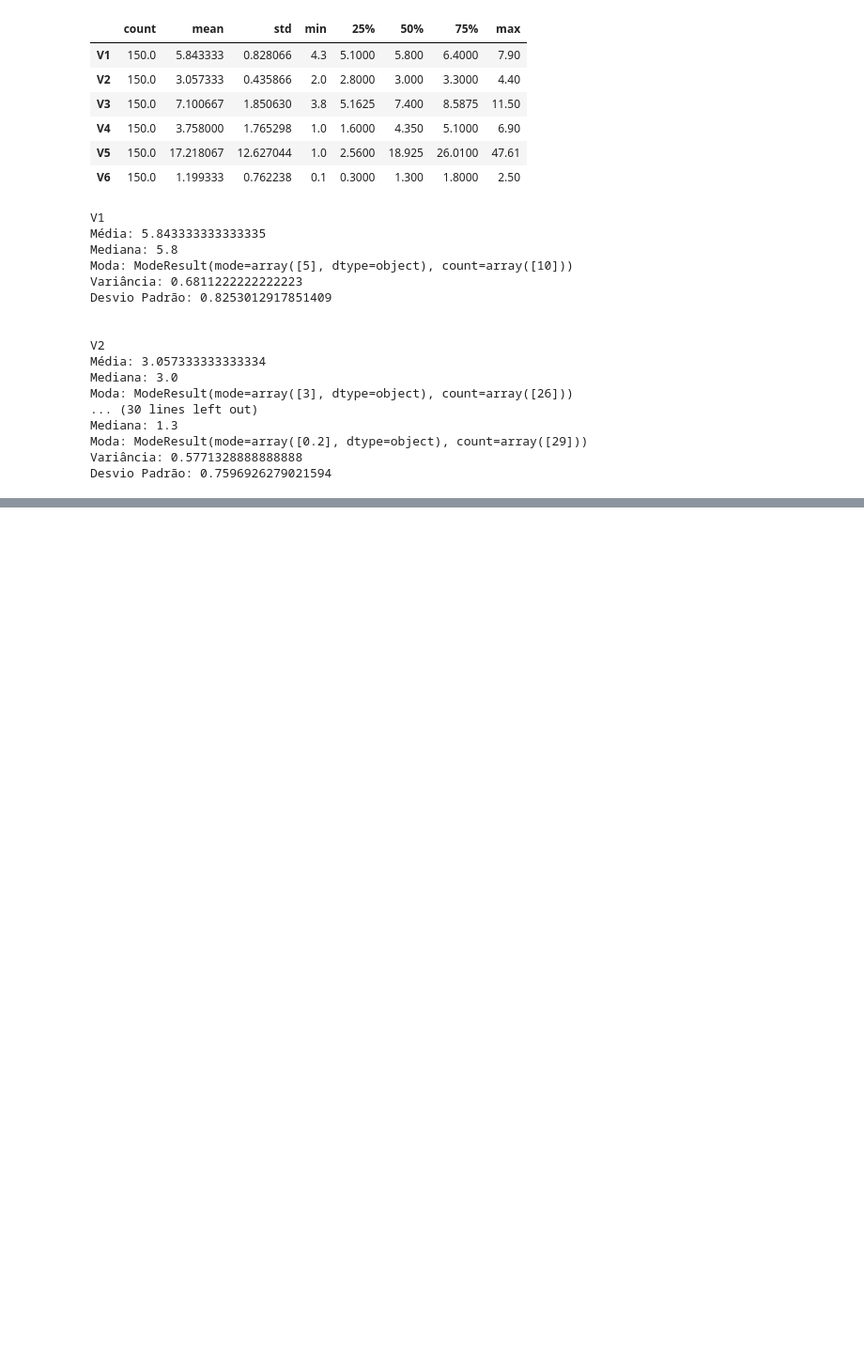
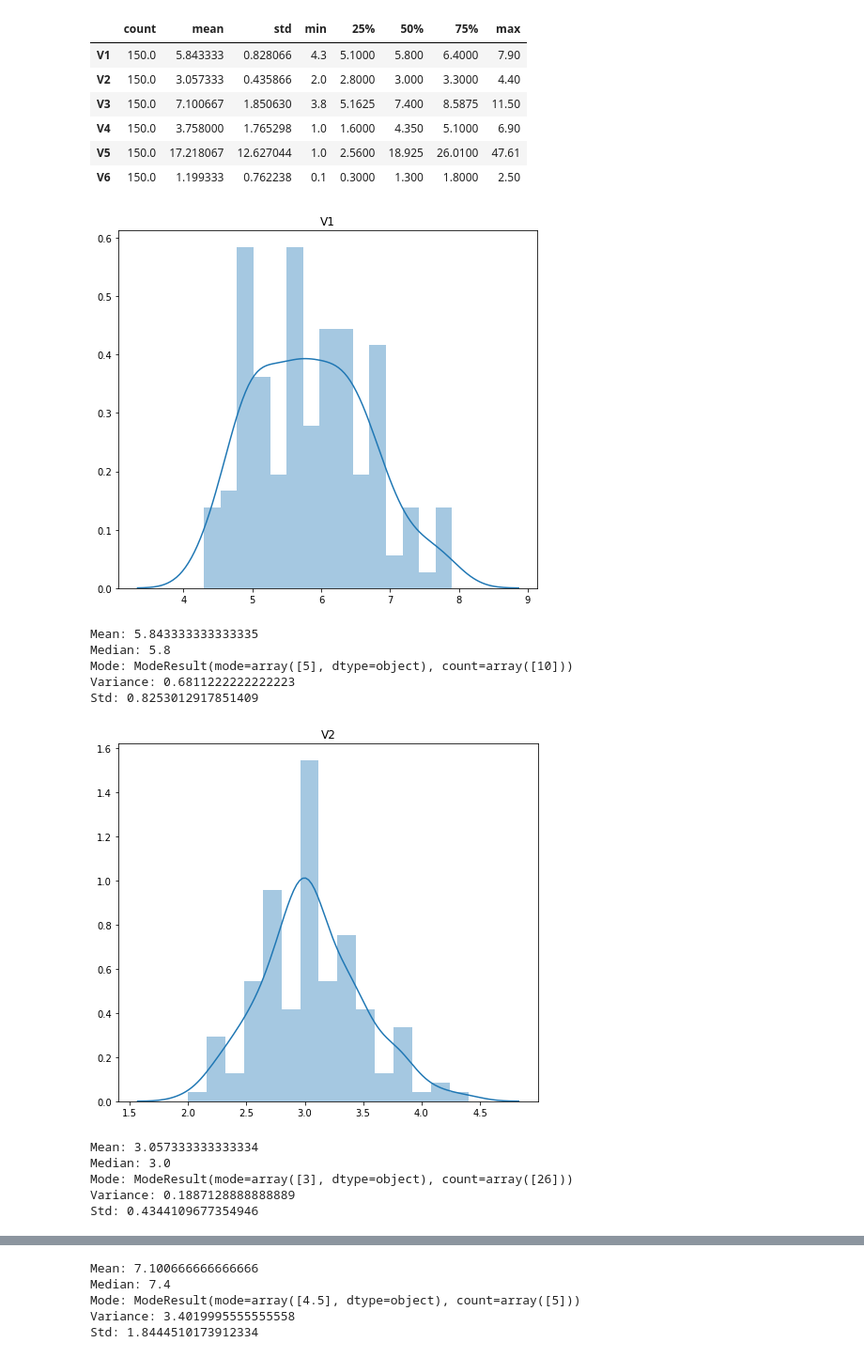
Before and after one commit to carvalheirafc/dim0097, a Jupyter notebook: lista1/questão_c.ipynb, the cells around one changed output, grey strips where cells are left out. Shown: that part at 94% size. Saved outputs shown, nothing was run; the diff lists cells and outputs as text; code cells hidden in the pictures; blank space fills up the shorter version.

Commit message:
added histograms and changed functions behaviors

```diff
--- a/lista1/questão_c.ipynb
+++ b/lista1/questão_c.ipynb
@@ -77,22 +51,33 @@ def print_describe(variable):
-# %%
-for var in data.columns:
-  print_describe(data[var])
-  print('\n')
-# %% [output]
-V1
-Média: 5.843333333333335
-Mediana: 5.8
-Moda: ModeResult(mode=array([5], dtype=object), count=array([10]))
-Variância: 0.6811222222222223
-Desvio Padrão: 0.8253012917851409
-
-
-V2
-Média: 3.057333333333334
-Mediana: 3.0
-Moda: ModeResult(mode=array([3], dtype=object), count=array([26]))
-... (30 lines left out)
-Mediana: 1.3
-Moda: ModeResult(mode=array([0.2], dtype=object), count=array([29]))
-Variância: 0.5771328888888888
-Desvio Padrão: 0.7596926279021594
+# %%
+def describe_custom(variable):
+  dic = stats(variable)
+
+  fig, ax = plt.subplots(figsize=(8,7))
+  ax = sns.distplot(variable, bins=15)
+  ax.set_title(variable.name)
+  ax.set_xlabel('')
+  plt.show()
+
+  for key in dic:
+    print('{}: '.format(key) + '{}'.format(dic[key]))
+  print('\n')
+# %%
+describe_custom(data['V1'])
+describe_custom(data['V2'])
+describe_custom(data['V3'])
+describe_custom(data['V4'])
+describe_custom(data['V5'])
+describe_custom(data['V6'])
+# %% [output]
+[figure, added]
+Mean: 5.843333333333335
+Median: 5.8
+Mode: ModeResult(mode=array([5], dtype=object), count=array([10]))
+Variance: 0.6811222222222223
+Std: 0.8253012917851409
+[figure, added]
+Mean: 3.057333333333334
+Median: 3.0
+Mode: ModeResult(mode=array([3], dtype=object), count=array([26]))
+Variance: 0.1887128888888889
+Std: 0.4344109677354946
@@ -98,0 +85,5 @@ Desvio Padrão: 0.7596926279021594
+Mean: 7.100666666666666
+Median: 7.4
+Mode: ModeResult(mode=array([4.5], dtype=object), count=array([5]))
+Variance: 3.4019995555555558
+Std: 1.8444510173912334
```
Also changed, not shown: parts of 3 cells of this notebook.
